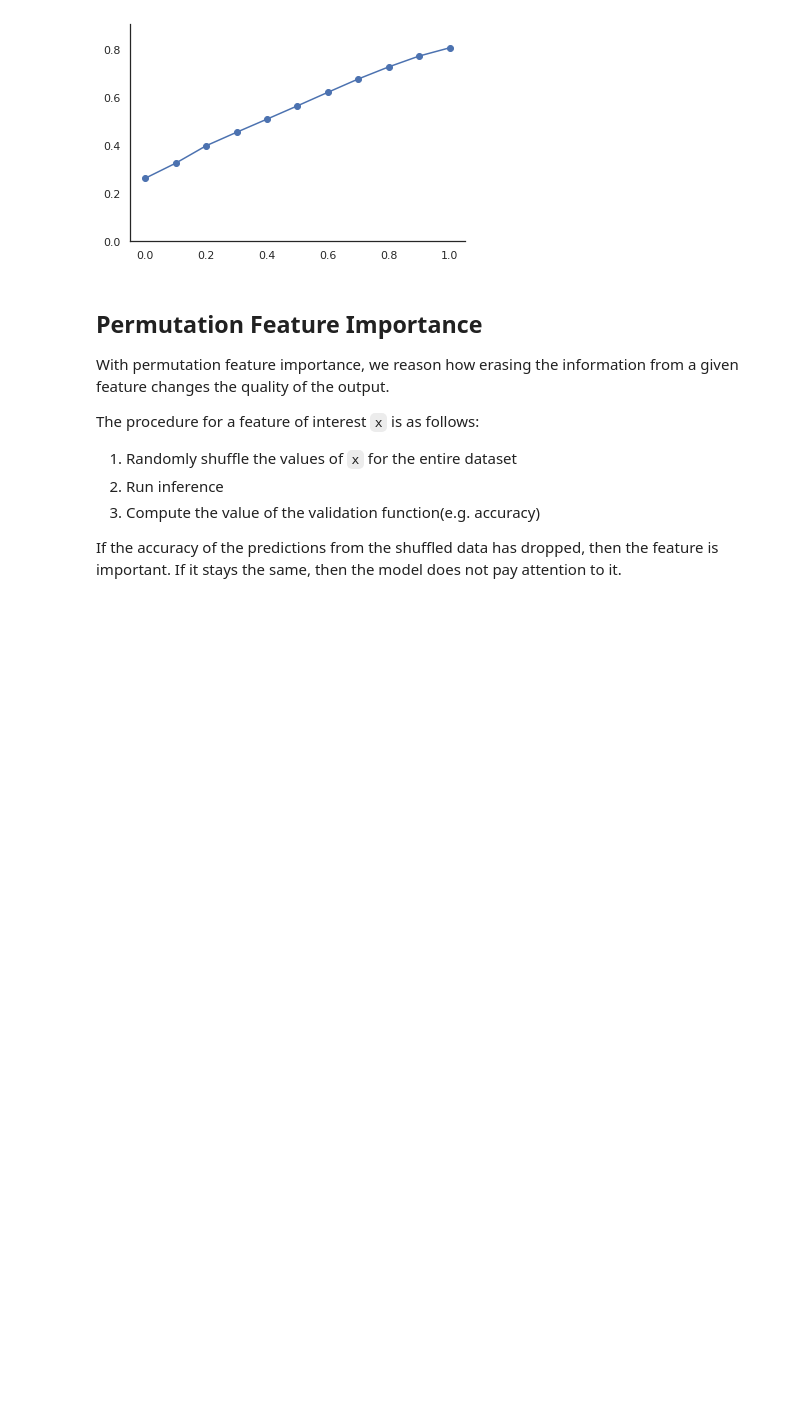
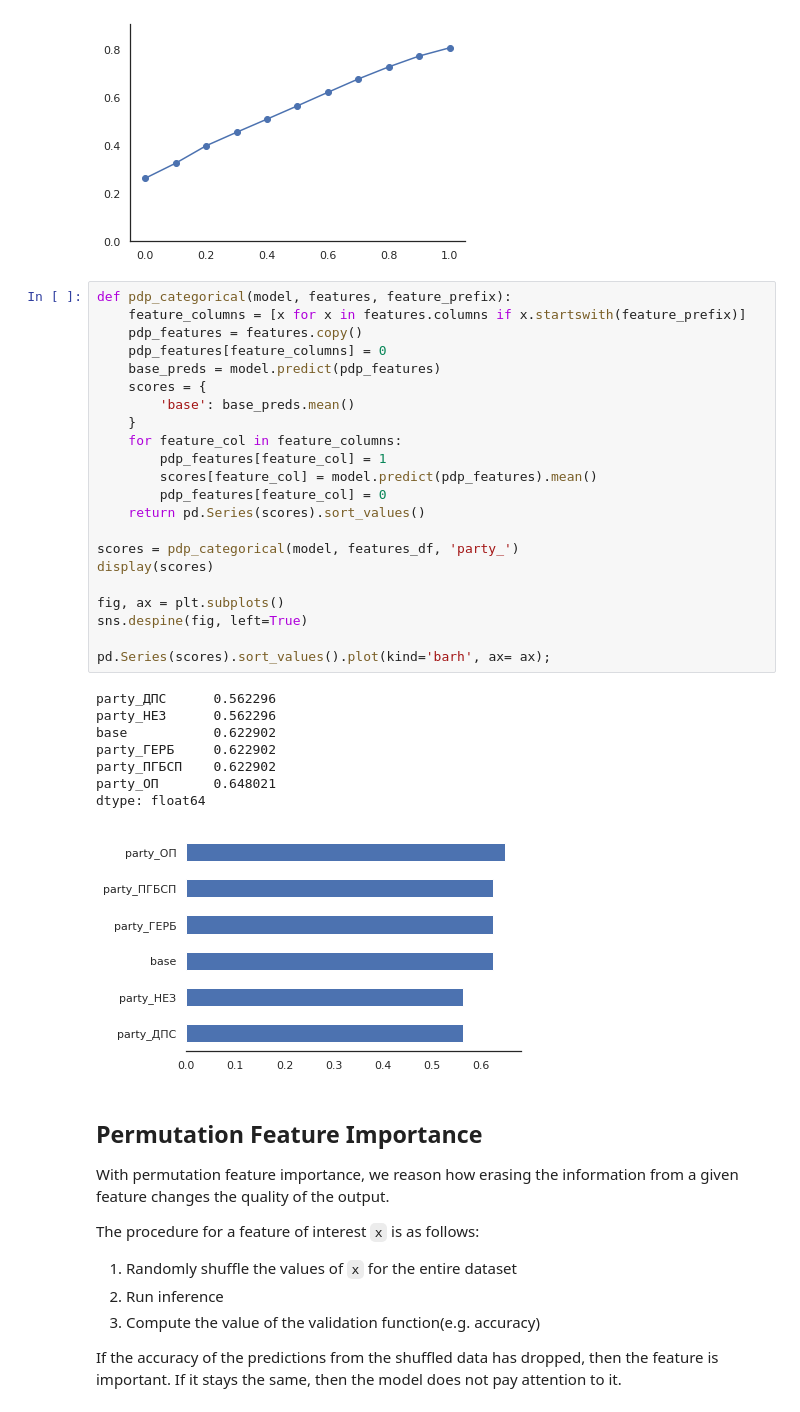
Before and after one commit to DimitarDKirov/ml4humans, a Jupyter notebook: ml4humans/3. Model-Agnostic Methods.ipynb, the cells around one changed output. Cells and saved outputs as stored; diff of their text form; blank space fills up the shorter version.

Commit message:
add pdp for party categorical feature

```diff
--- a/ml4humans/3. Model-Agnostic Methods.ipynb
+++ b/ml4humans/3. Model-Agnostic Methods.ipynb
@@ -108,6 +108,37 @@ ax.plot([0, 0.1,0.2,0.3,0.4,0.5,0.6,0.7,0.8, 0.9, 1.], afters, 'bo-')
 ax.set_ylim((0, max(afters) + 0.1));
 # %% [output]
 [figure]
+# %%
+def pdp_categorical(model, features, feature_prefix):
+    feature_columns = [x for x in features.columns if x.startswith(feature_prefix)]
+    pdp_features = features.copy()
+    pdp_features[feature_columns] = 0
+    base_preds = model.predict(pdp_features)
+    scores = {
+        'base': base_preds.mean()
+    }
+    for feature_col in feature_columns:
+        pdp_features[feature_col] = 1
+        scores[feature_col] = model.predict(pdp_features).mean()
+        pdp_features[feature_col] = 0
+    return pd.Series(scores).sort_values()
+
+scores = pdp_categorical(model, features_df, 'party_')
+display(scores)
+
+fig, ax = plt.subplots()
+sns.despine(fig, left=True)
+
+pd.Series(scores).sort_values().plot(kind='barh', ax= ax);
+# %% [output]
+party_ДПС      0.562296
+party_НЕЗ      0.562296
+base           0.622902
+party_ГЕРБ     0.622902
+party_ПГБСП    0.622902
+party_ОП       0.648021
+dtype: float64
+[figure, added]
 # %% [markdown]
 ## Permutation Feature Importance
 
```
